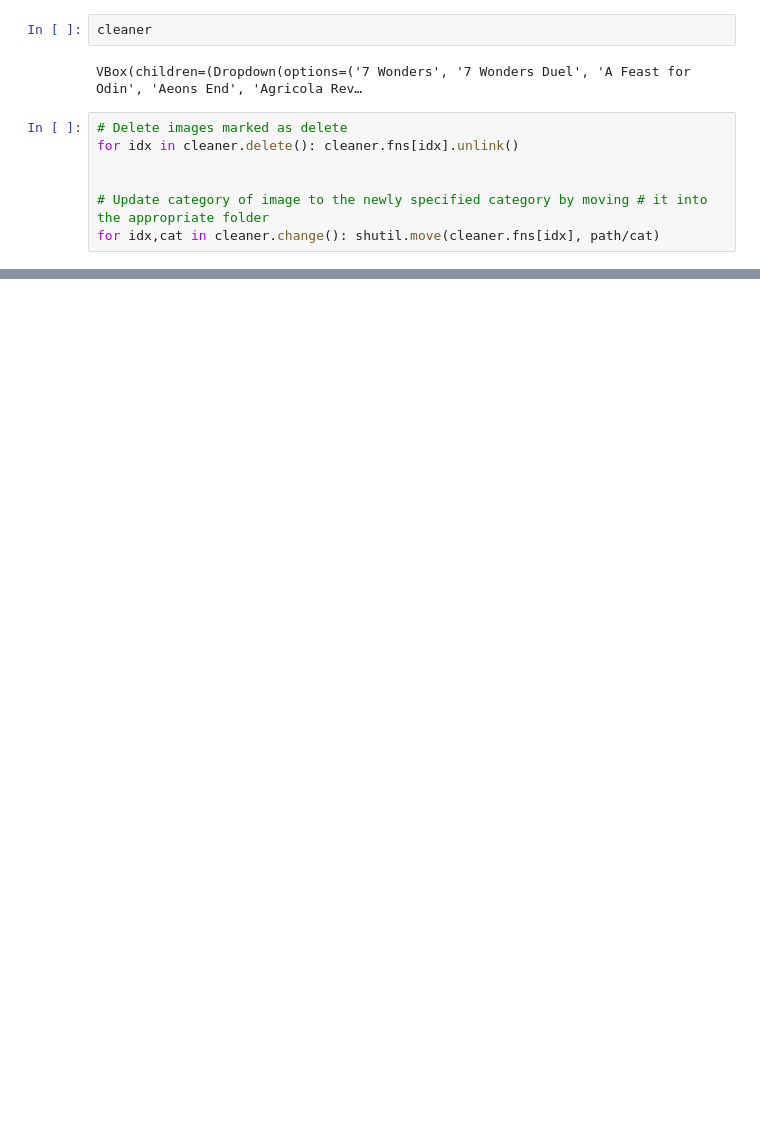
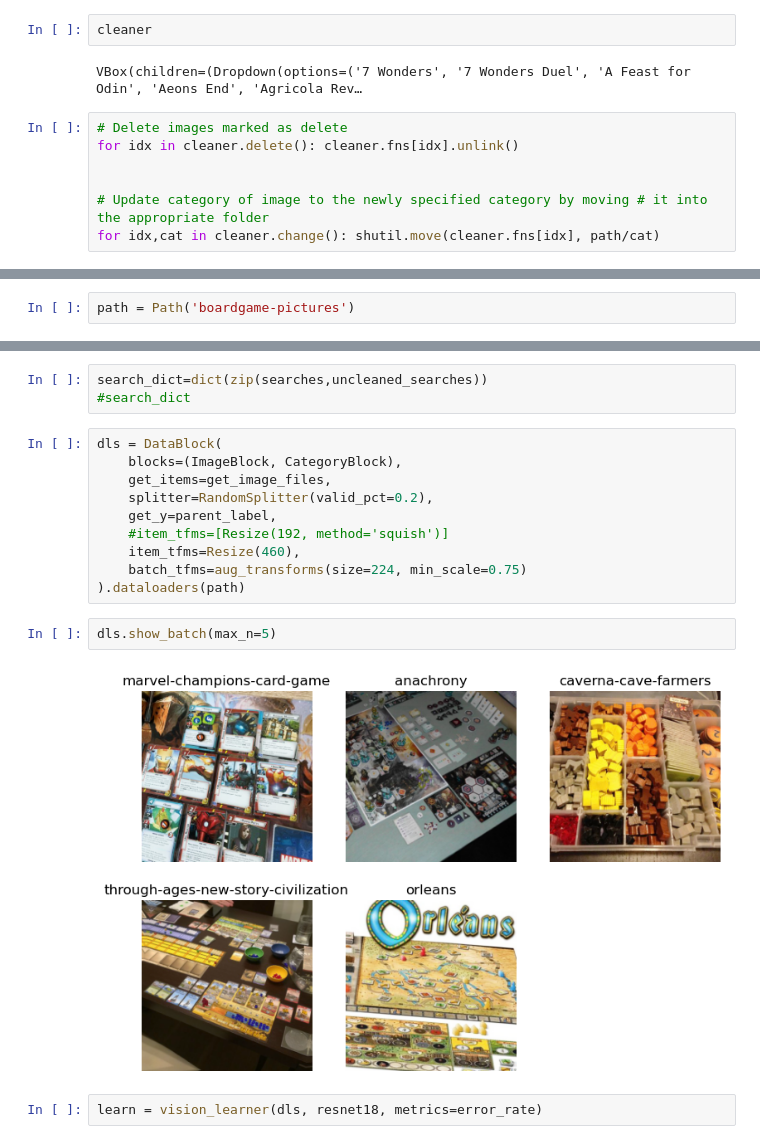
Before and after one commit to jonaskaszian/boardgame-vision, a Jupyter notebook: bg-rec.ipynb, the cells around one changed output, grey strips where cells are left out. Drawn from its saved outputs; the diff is of its cells as text; blank space fills up the shorter version.

Commit message:
Downloaded images for first batch of games, trained another model with 28% error rate (resnet18, 5 epochs fine_tuning).

```diff
--- a/bg-rec.ipynb
+++ b/bg-rec.ipynb
@@ -113,0 +118,2 @@ for idx,cat in cleaner.change(): shutil.move(cleaner.fns[idx], path/cat)
+# %%
+path = Path('boardgame-pictures')
@@ -113,0 +132,19 @@ for idx,cat in cleaner.change(): shutil.move(cleaner.fns[idx], path/cat)
+# %%
+search_dict=dict(zip(searches,uncleaned_searches))
+#search_dict
+# %%
+dls = DataBlock(
+    blocks=(ImageBlock, CategoryBlock),
+    get_items=get_image_files,
+    splitter=RandomSplitter(valid_pct=0.2),
+    get_y=parent_label,
+    #item_tfms=[Resize(192, method='squish')]
+    item_tfms=Resize(460),
+    batch_tfms=aug_transforms(size=224, min_scale=0.75)
+).dataloaders(path)
+# %%
+dls.show_batch(max_n=5)
+# %% [output]
+[figure, added]
+# %%
+learn = vision_learner(dls, resnet18, metrics=error_rate)
```
Also changed, not shown: parts of 20 cells of this notebook, 7 other files.
